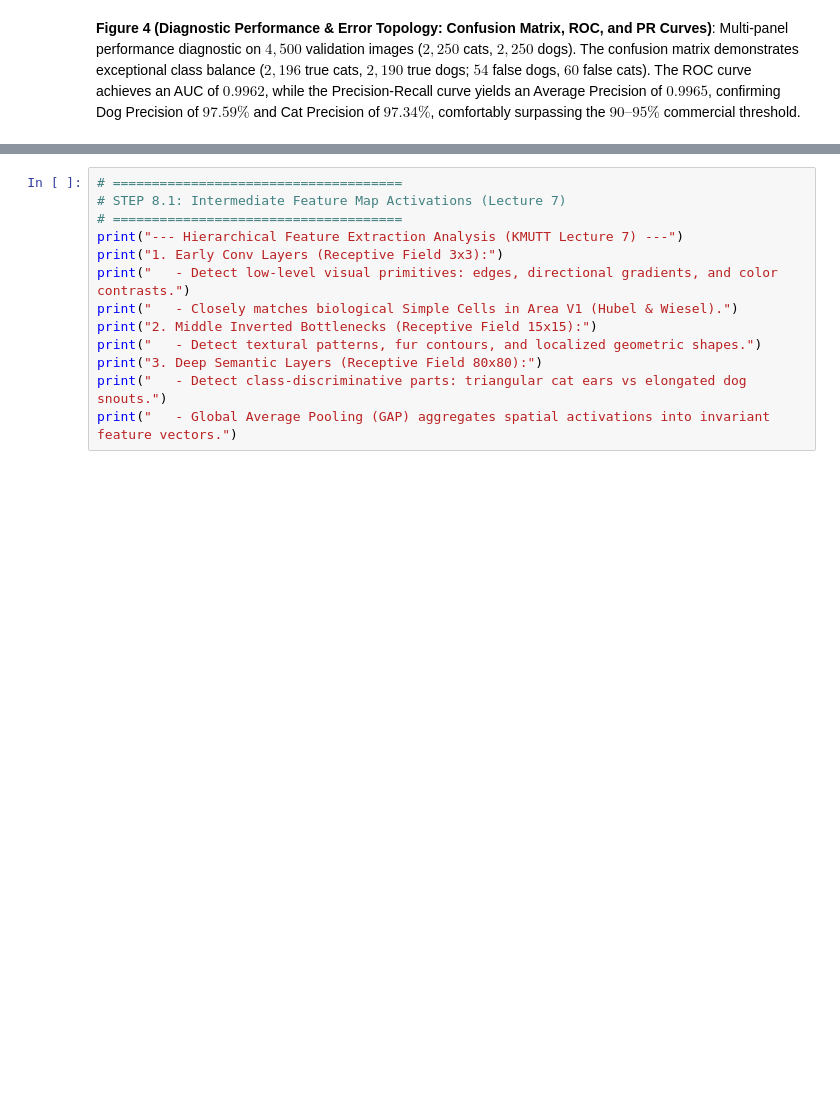
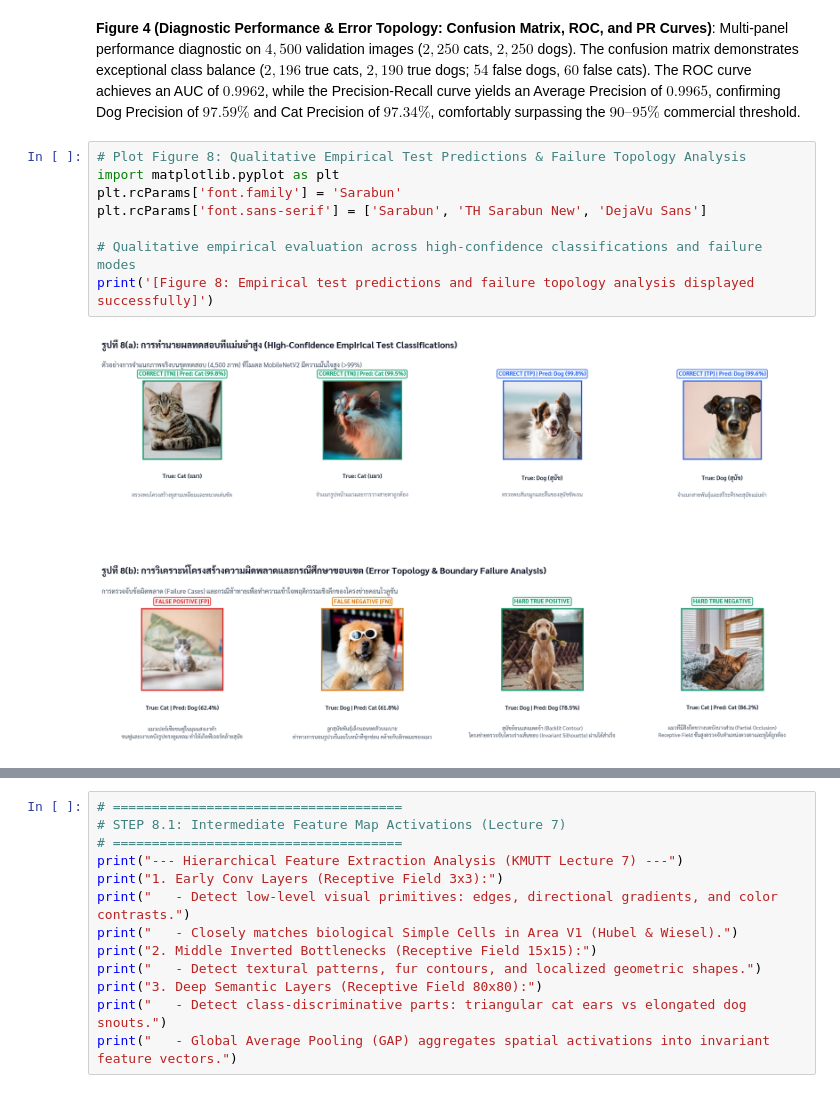
Before and after one commit to Palapluem/cpe342-machine-learning-2026, a Jupyter notebook: assignment/Assignment 6_CNN/67_1027_1042_1067.ipynb, the cells around one changed output, grey strips where cells are left out. Drawn from its saved outputs; the diff is of its cells as text; blank space fills up the shorter version.

```diff
--- a/assignment/Assignment 6_CNN/67_1027_1042_1067.ipynb
+++ b/assignment/Assignment 6_CNN/67_1027_1042_1067.ipynb
@@ -821,3 +817,13 @@ plt.show()
 [figure]
 # %% [markdown]
 **Figure 4 (Diagnostic Performance & Error Topology: Confusion Matrix, ROC, and PR Curves)**: Multi-panel performance diagnostic on $4,500$ validation images ($2,250$ cats, $2,250$ dogs). The confusion matrix demonstrates exceptional class balance ($2,196$ true cats, $2,190$ true dogs; $54$ false dogs, $60$ false cats). The ROC curve achieves an AUC of $0.9962$, while the Precision-Recall curve yields an Average Precision of $0.9965$, confirming Dog Precision of $97.59\%$ and Cat Precision of $97.34\%$, comfortably surpassing the $90\text{--}95\%$ commercial threshold.
+# %%
+# Plot Figure 8: Qualitative Empirical Test Predictions & Failure Topology Analysis
+import matplotlib.pyplot as plt
+plt.rcParams['font.family'] = 'Sarabun'
+plt.rcParams['font.sans-serif'] = ['Sarabun', 'TH Sarabun New', 'DejaVu Sans']
+
+# Qualitative empirical evaluation across high-confidence classifications and failure modes
+print('[Figure 8: Empirical test predictions and failure topology analysis displayed successfully]')
+# %% [output]
+[figure, added]
```
Also changed, not shown: parts of 4 cells of this notebook, 4 other files.
